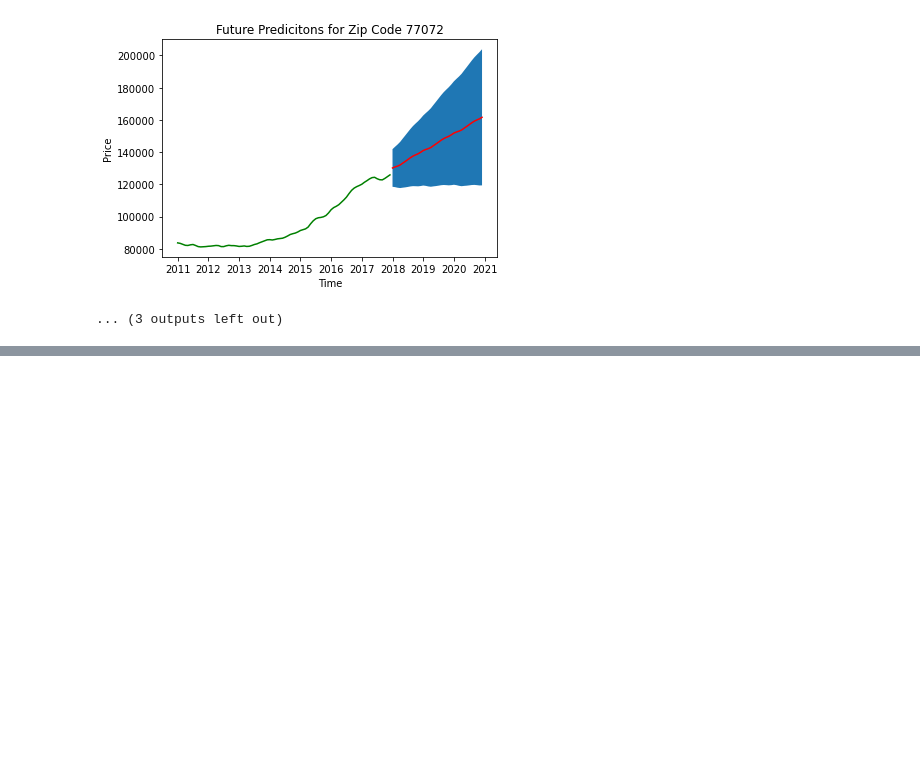
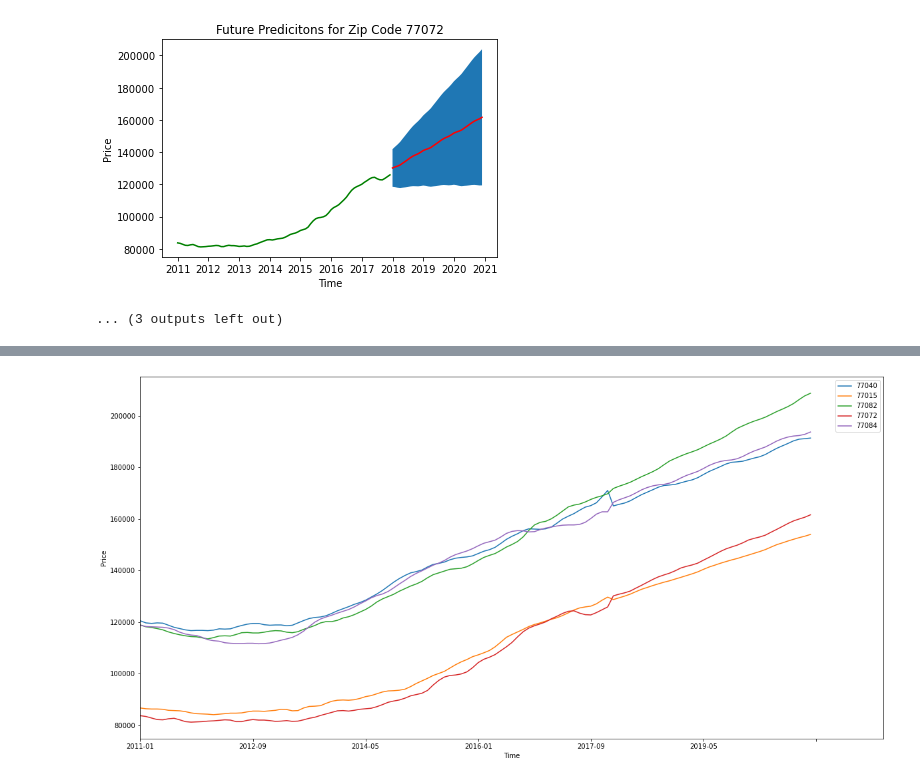
Before and after one commit to Blue723/Housing_Time_Series, a Jupyter notebook: Time_Series_notebook.ipynb, the cells around one changed output, grey strips where cells are left out. Drawn from its saved outputs; the diff is of its cells as text; code cells hidden in the pictures; blank space fills up the shorter version.

```diff
--- a/Time_Series_notebook.ipynb
+++ b/Time_Series_notebook.ipynb
@@ -564,0 +584,7 @@ KeyError: '77084'
+# %%
+top_5_zip = zipcode.loc[:, ['77040', '77015', '77082', '77072', '77084']]
+# %%
+top_5_future = future_mean.loc[:, ['77040', '77015', '77082', '77072', '77084']]
+# %%
+top_5_models = pd.concat([top_5_zip, top_5_future], axis=0)
+top_5_models
@@ -564,0 +605,8 @@ KeyError: '77084'
+# %%
+top_5_models.plot(figsize=(20,10),
+                  use_index=True,
+                  xlim=(0,132),
+                  xlabel='Time',
+                  ylabel='Price');
+# %% [output]
+[figure, added]
```
Also changed, not shown: parts of 34 cells of this notebook, 7 other files.
